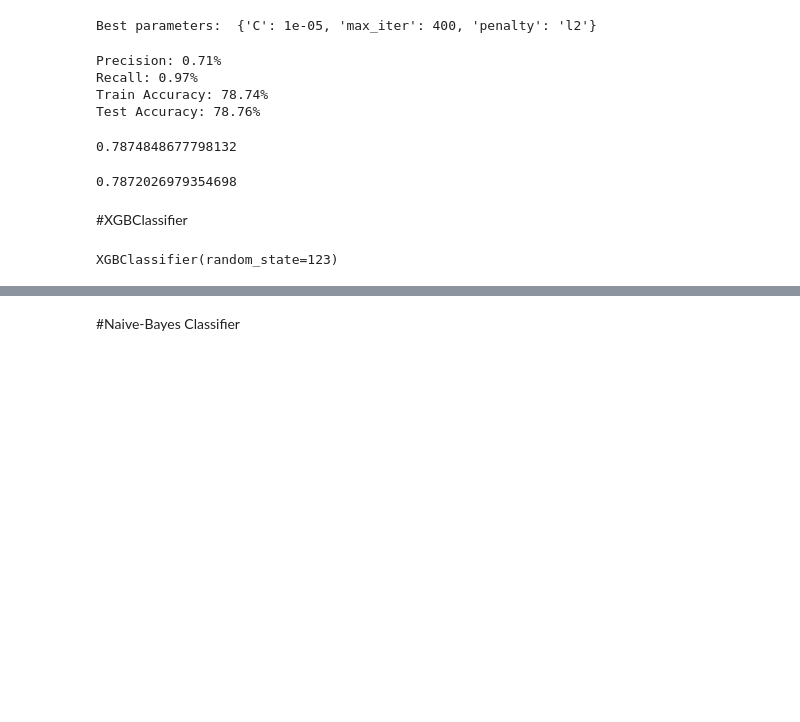
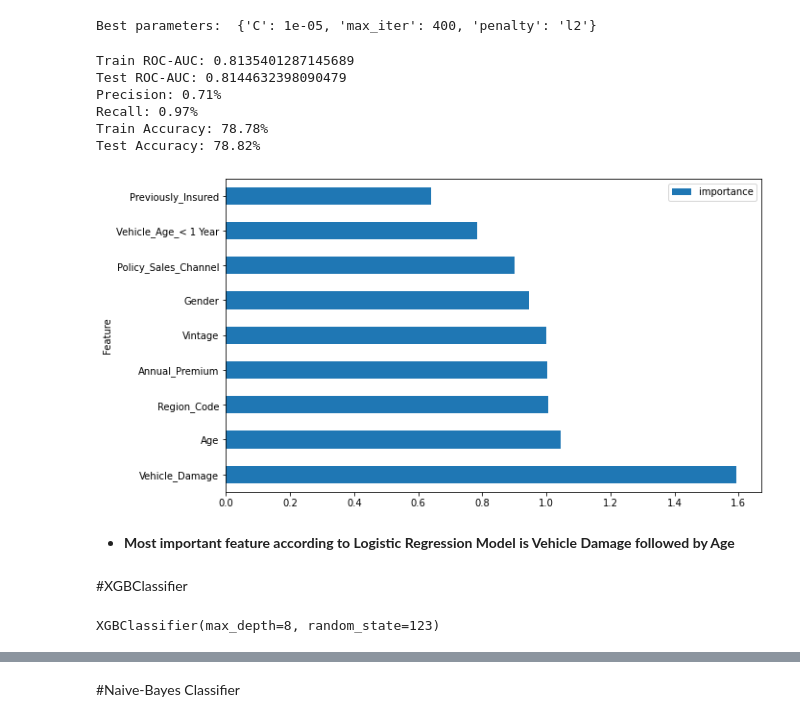
Before and after one commit to Aehteshaam-Shaikh/Health-Insurance-Cross-Sell-Prediction, a Jupyter notebook: Copy_of_HEALTH_INSURANCE_CROSS_SELL_PREDICTION.ipynb, the cells around one changed output, grey strips where cells are left out. Cells and saved outputs as stored; diff of their text form; code cells hidden in the pictures; blank space fills up the shorter version.

```diff
--- a/Copy_of_HEALTH_INSURANCE_CROSS_SELL_PREDICTION.ipynb
+++ b/Copy_of_HEALTH_INSURANCE_CROSS_SELL_PREDICTION.ipynb
@@ -510,3 +517,7 @@ calc_vif(x)
+# %%
+# copying the data for future use
+X = x.copy()
+Y = y.copy()
 # %% [markdown]
 #Data Transformation
 # %%
@@ -569,6 +580,6 @@ param_dict = {'n_estimators' : n_estimators,
 #                        cv = 5, verbose=2, scoring='roc_auc')
 
 
-rf_grid.fit(x_train_sm,y_train_sm)
+# rf_grid.fit(x_train_sm,y_train_sm)
 # %% [output]
 Fitting 5 folds for each of 54 candidates, totalling 270 fits
@@ -601,0 +612,4 @@ rf_optimal_model = rf_grid.best_estimator_
+# %%
+# training on the best parameters
+rf_optimal_model = RandomForestClassifier(max_depth=8, min_samples_leaf=50, min_samples_split=150)
+rf_optimal_model.fit(x_train_sm,y_train_sm)
@@ -696,8 +715,13 @@ lr_optimal_model = grid_cv.best_params_
 lr_clf = LogisticRegression(**lr_optimal_model, random_state=123)
 lr_clf.fit(x_train_sm, y_train_sm)
 
+train_prediction_proba = lr_clf.predict_proba(x_train_sm)[:,1]
 test_prediction_proba = lr_clf.predict_proba(x_test_sm)[:,1]
-lr_auc = roc_auc_score(y_test_sm, test_prediction_proba)
+# Get the roc_auc score for train and test dataset
+lr_train_auc = roc_auc_score(y_train_sm,train_prediction_proba)
+lr_test_auc = roc_auc_score(y_test_sm,test_prediction_proba)
+print("Train ROC-AUC:",lr_train_auc)
+print("Test ROC-AUC:",lr_test_auc)
 
 y_pred_lr = lr_clf.predict(x_test_sm)
 lr_precision = precision_score(y_test_sm, y_pred_lr)
@@ -714,7 +738,9 @@ pred_test = lr_clf.predict(x_test_sm)
 test_acc = accuracy_score(y_test_sm, pred_test)
 print("Test Accuracy: {:.2f}%".format(test_acc * 100))
 # %% [output]
+Train ROC-AUC: 0.8135401287145689
+Test ROC-AUC: 0.8144632398090479
 Precision: 0.71%
 Recall: 0.97%
-Train Accuracy: 78.74%
-Test Accuracy: 78.76%
+Train Accuracy: 78.78%
+Test Accuracy: 78.82%
@@ -725,10 +747,14 @@ lr_test_auc = roc_auc_score(y_test_sm,pred_test)
-# %%
-lr_train_auc
-# %% [output]
-0.7874848677798132
-# %%
-lr_test_auc
-# %% [output]
-0.7872026979354698
+# %%
+# calculating the Euler's Number to the power of it's coefficient to get the feature importance
+import math
+feature_importance = pd.DataFrame(X.columns,columns=['Feature'])
+feature_importance['importance']= pow(math.e,lr_clf.coef_[0])
+feature_importance = feature_importance.sort_values(by='importance', ascending=False)
+
+feature_importance.plot.barh(x='Feature', y='importance',figsize=(10,6));
+# %% [output]
+[figure, added]
+# %% [markdown]
+* **Most important feature according to Logistic Regression Model is Vehicle Damage followed by Age**
 # %% [markdown]
 #XGBClassifier
@@ -737,10 +781,10 @@ xgb = XGBClassifier()
 # %%
 # Fitting the data
 
-xgb = XGBClassifier(random_state=123)
+xgb = XGBClassifier(random_state=123,max_depth=8)
 xgb.fit(x_train_sm, y_train_sm)
 # %% [output]
-XGBClassifier(random_state=123)
+XGBClassifier(max_depth=8, random_state=123)
 # %%
 #Print model report:
 y_pred_xgb = xgb.predict(x_test_sm)
```
Also changed, not shown: parts of 39 cells of this notebook.
